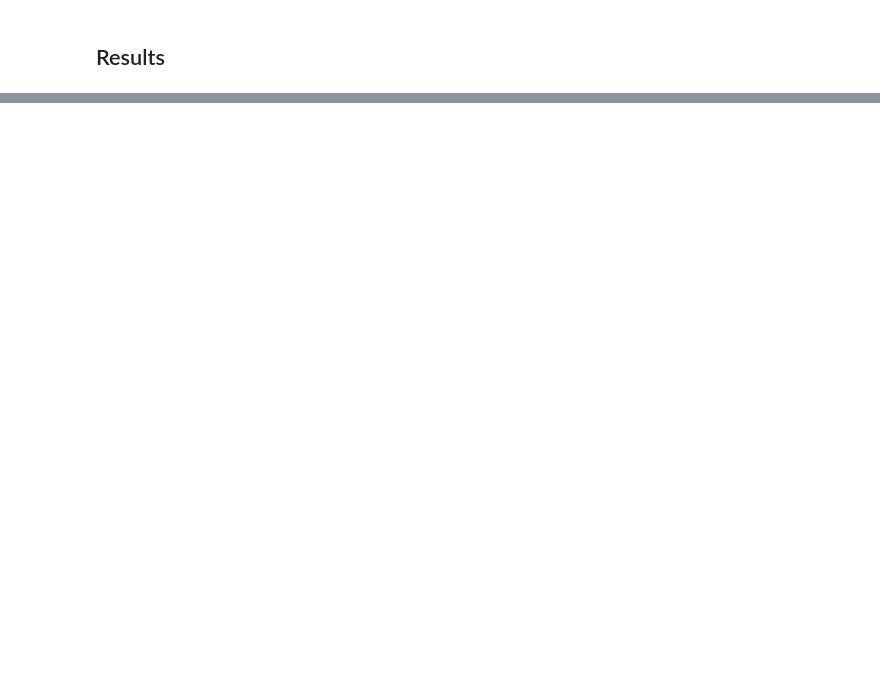
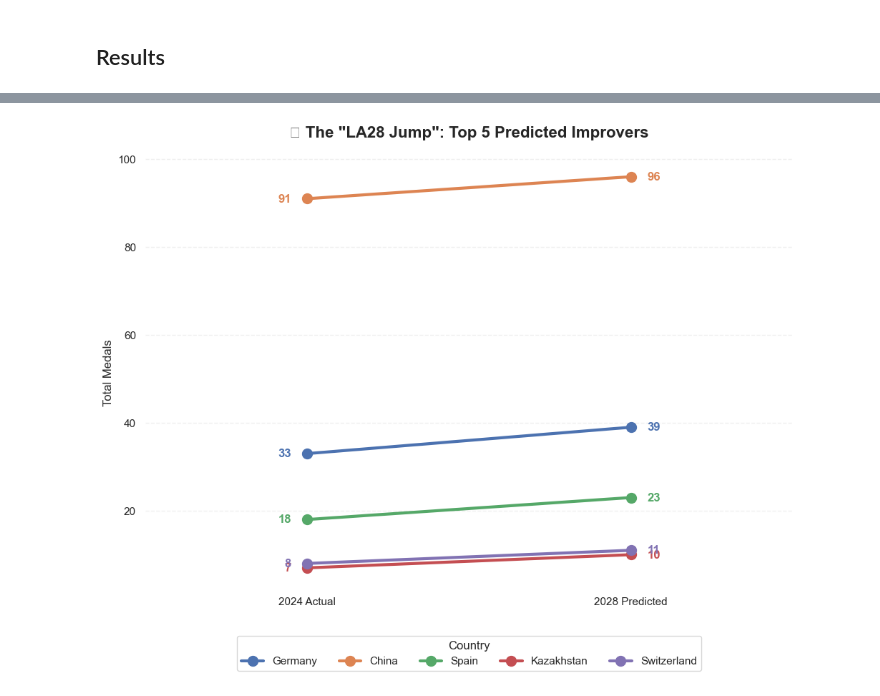
Before and after one commit to Corban-Freese/COMAP-MATH-4998, a Jupyter notebook: comap.ipynb, the cells around one changed output, grey strips where cells are left out. Drawn from its saved outputs; the diff is of its cells as text; code cells hidden in the pictures; blank space fills up the shorter version.

```diff
--- a/comap.ipynb
+++ b/comap.ipynb
@@ -1528,0 +1628,40 @@ print(country_leaderboard[['Team', 'Predicted_Gold', 'Predicted_Silver', 'Predic
+# %%
+
+# 1. Calculate the 'Improvement' so we can find the biggest jumpers
+# In your model, 'Lag_1_Total_Medals' is the actual 2024 count
+leaderboard_2028['Improvement'] = leaderboard_2028['Predicted_Total'] - leaderboard_2028['Lag_1_Total_Medals']
+
+# 2. Get the Top 5 countries that the model thinks will improve the most
+top_improvers = leaderboard_2028.sort_values(by='Improvement', ascending=False).head(5)
+
+# 3. Create the Slope Chart
+plt.figure(figsize=(10, 8))
+sns.set_style("white")
+
+for i, row in top_improvers.iterrows():
+    # x-axis points
+    x_labels = ['2024 Actual', '2028 Predicted']
+    # y-axis points (2024 actual vs 2028 predicted)
+    y_values = [row['Lag_1_Total_Medals'], row['Predicted_Total']]
+
+    # Plot the line for this country
+    line = plt.plot(x_labels, y_values, marker='o', linewidth=3, markersize=10, label=row['NOC'])
+
+    # Add text labels for the specific medal counts next to the points
+    plt.text(-0.05, row['Lag_1_Total_Medals'], f"{int(row['Lag_1_Total_Medals'])}",
+             ha='right', va='center', fontweight='bold', color=line[0].get_color())
+    plt.text(1.05, row['Predicted_Total'], f"{int(row['Predicted_Total'])}",
+             ha='left', va='center', fontweight='bold', color=line[0].get_color())
+
+# 4. Polish the chart
+plt.title('📈 The "LA28 Jump": Top 5 Predicted Improvers', fontsize=16, fontweight='bold', pad=20)
+plt.ylabel('Total Medals', fontsize=12)
+plt.xlim(-0.5, 1.5)  # Add breathing room for the text labels
+plt.grid(axis='y', linestyle='--', alpha=0.3)
+plt.legend(title="Country", loc='upper center', bbox_to_anchor=(0.5, -0.1), ncol=5)
+sns.despine(left=True, bottom=True)
+
+plt.tight_layout()
+plt.show()
+# %% [output]
+[figure, added]
```
Also changed, not shown: parts of 6 cells of this notebook.
